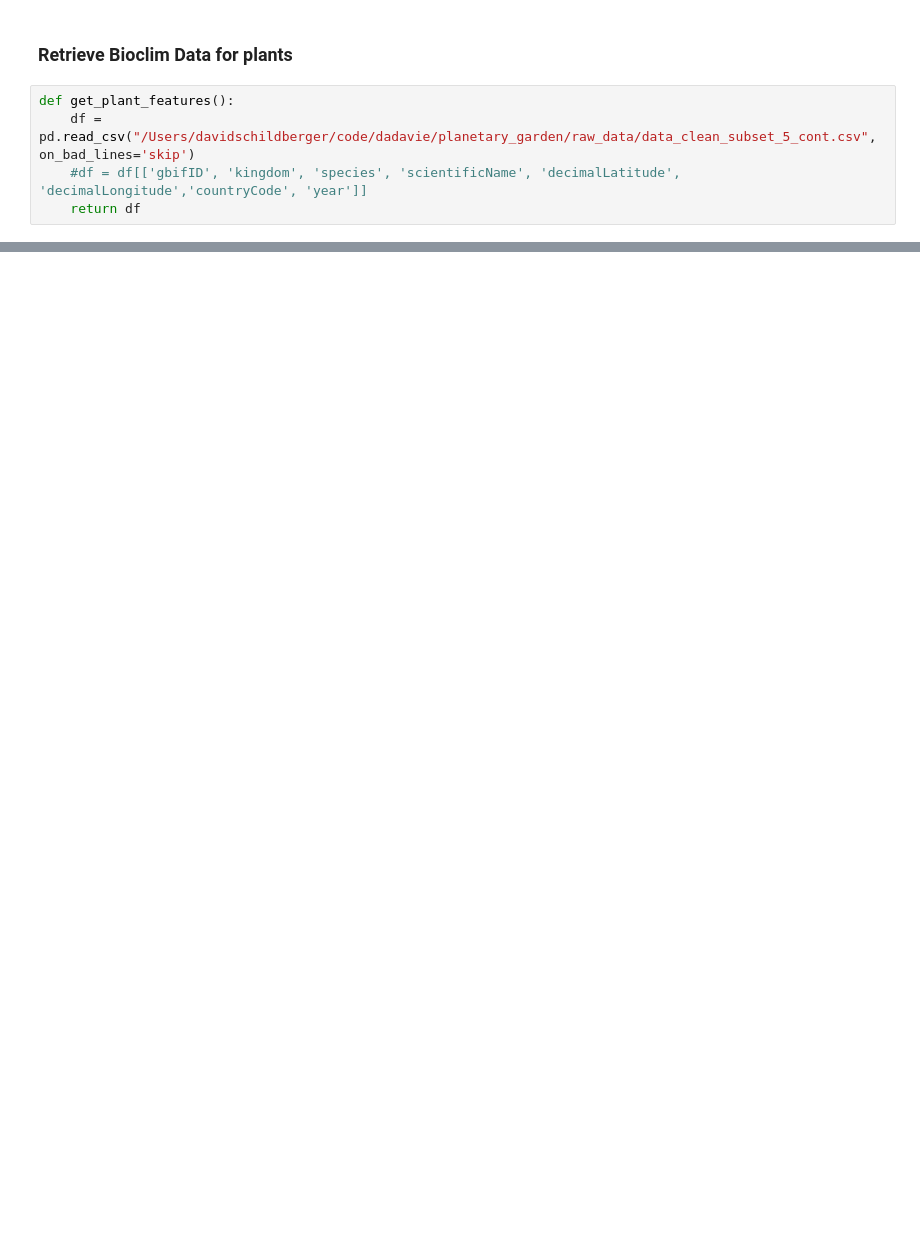
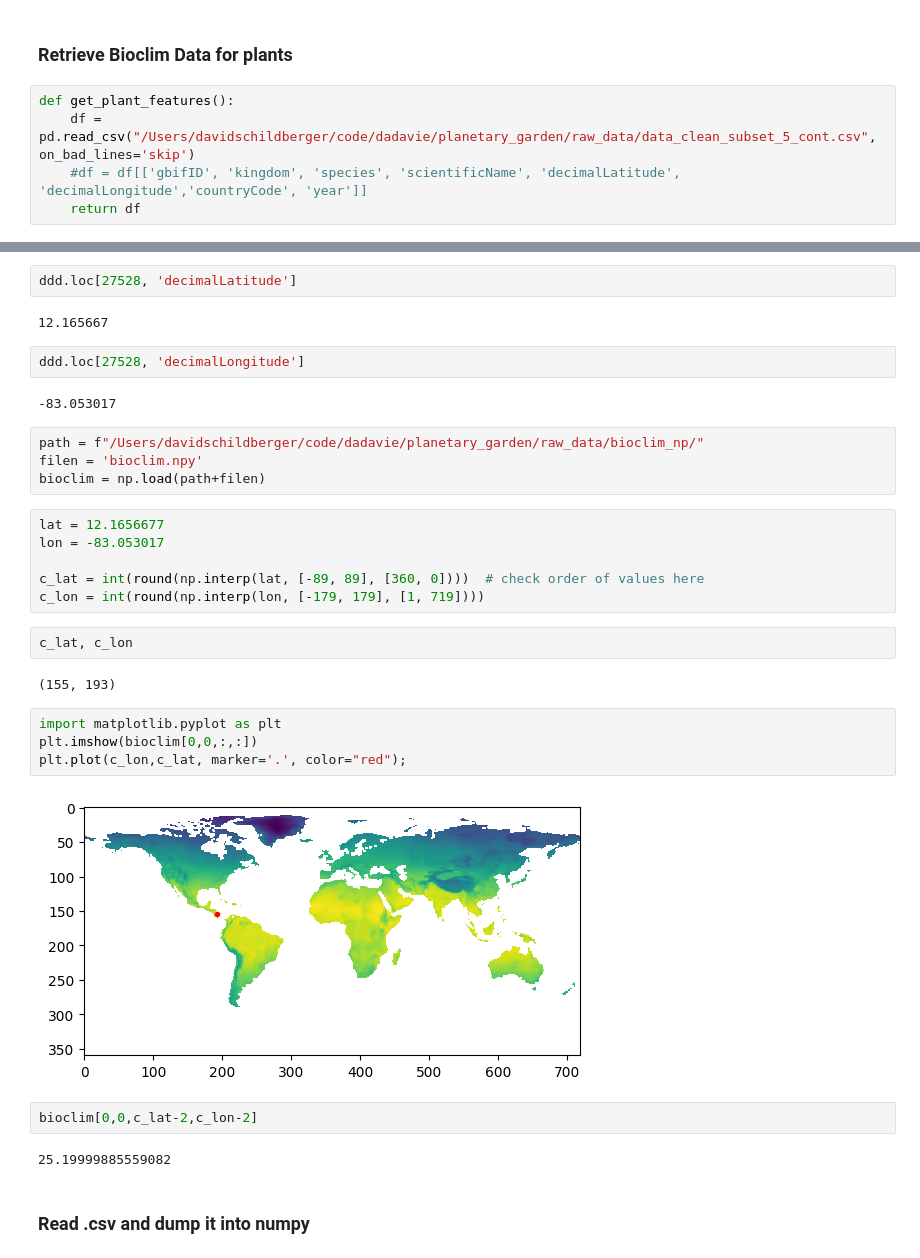
Before and after one commit to dadavie/planetary_garden, a Jupyter notebook: notebooks/Notebook_DavidSchildberger.ipynb, the cells around one changed output, grey strips where cells are left out. Saved outputs shown, nothing was run; the diff lists cells and outputs as text; blank space fills up the shorter version.

```diff
--- a/notebooks/Notebook_DavidSchildberger.ipynb
+++ b/notebooks/Notebook_DavidSchildberger.ipynb
@@ -1333,0 +1301,34 @@ array([[[[nan, nan, nan, ..., nan, nan, nan],
+# %%
+ddd.loc[27528, 'decimalLatitude']
+# %% [output]
+12.165667
+# %%
+ddd.loc[27528, 'decimalLongitude']
+# %% [output]
+-83.053017
+# %%
+path = f"/Users/davidschildberger/code/dadavie/planetary_garden/raw_data/bioclim_np/"
+filen = 'bioclim.npy'
+bioclim = np.load(path+filen)
+# %%
+lat = 12.1656677
+lon = -83.053017
+
+c_lat = int(round(np.interp(lat, [-89, 89], [360, 0])))  # check order of values here
+c_lon = int(round(np.interp(lon, [-179, 179], [1, 719])))
+# %%
+c_lat, c_lon
+# %% [output]
+(155, 193)
+# %%
+import matplotlib.pyplot as plt
+plt.imshow(bioclim[0,0,:,:])
+plt.plot(c_lon,c_lat, marker='.', color="red");
+# %% [output]
+[figure, added]
+# %%
+bioclim[0,0,c_lat-2,c_lon-2]
+# %% [output]
+25.19999885559082
+# %% [markdown]
+### Read .csv and dump it into numpy
```
Also changed, not shown: parts of 71 cells of this notebook.
